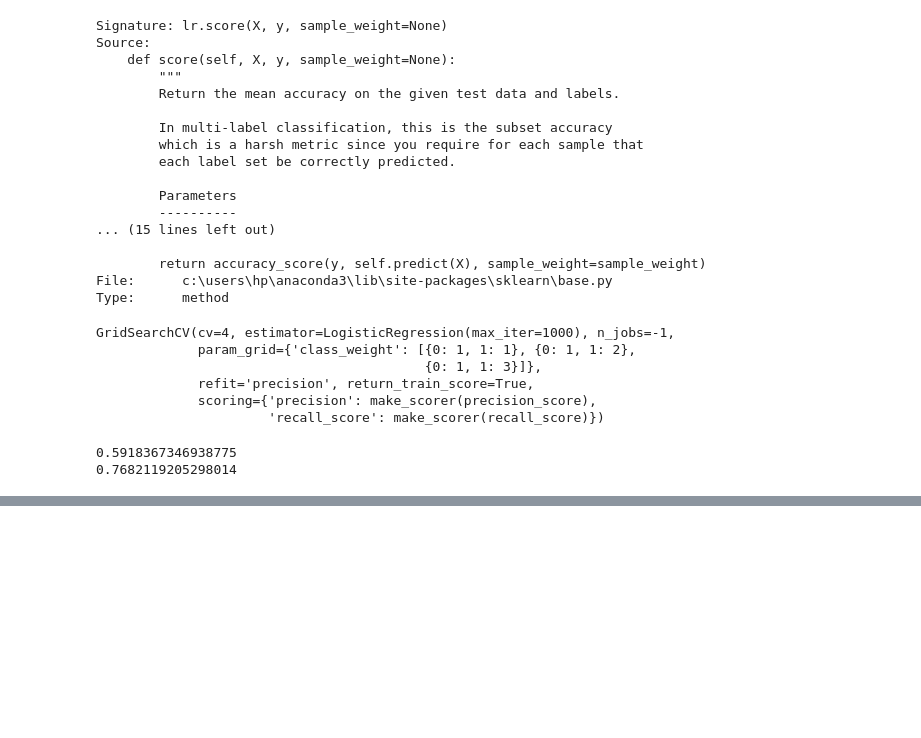
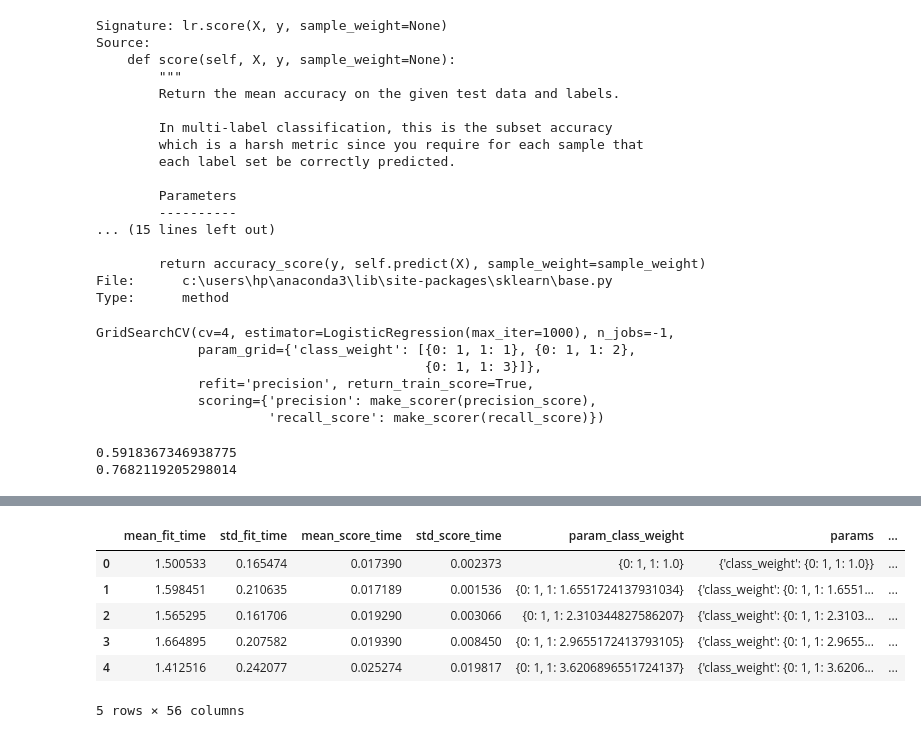
Before and after one commit to muhammadhananbaloch/Machine-Learning-Python, a Jupyter notebook: Scikit Learn/metrics.ipynb, the cells around one changed output, grey strips where cells are left out. Saved outputs shown, nothing was run; the diff lists cells and outputs as text; code cells hidden in the pictures; blank space fills up the shorter version.

```diff
--- a/Scikit Learn/metrics.ipynb
+++ b/Scikit Learn/metrics.ipynb
@@ -93,0 +128,10 @@ pd.DataFrame(grid.cv_results_)
+# %%
+pd.DataFrame(grid.cv_results_).head()
+# %% [output]
+|  | mean_fit_time | std_fit_time | mean_score_time | std_score_time | param_class_weight | params | ... |
+| 0 | 1.500533 | 0.165474 | 0.017390 | 0.002373 | {0: 1, 1: 1.0} | {'class_weight': {0: 1, 1: 1.0}} | ... |
+| 1 | 1.598451 | 0.210635 | 0.017189 | 0.001536 | {0: 1, 1: 1.6551724137931034} | {'class_weight': {0: 1, 1: 1.6551... | ... |
+| 2 | 1.565295 | 0.161706 | 0.019290 | 0.003066 | {0: 1, 1: 2.310344827586207} | {'class_weight': {0: 1, 1: 2.3103... | ... |
+| 3 | 1.664895 | 0.207582 | 0.019390 | 0.008450 | {0: 1, 1: 2.9655172413793105} | {'class_weight': {0: 1, 1: 2.9655... | ... |
+| 4 | 1.412516 | 0.242077 | 0.025274 | 0.019817 | {0: 1, 1: 3.6206896551724137} | {'class_weight': {0: 1, 1: 3.6206... | ... |
+5 rows × 56 columns
```
Also changed, not shown: parts of 7 cells of this notebook.
